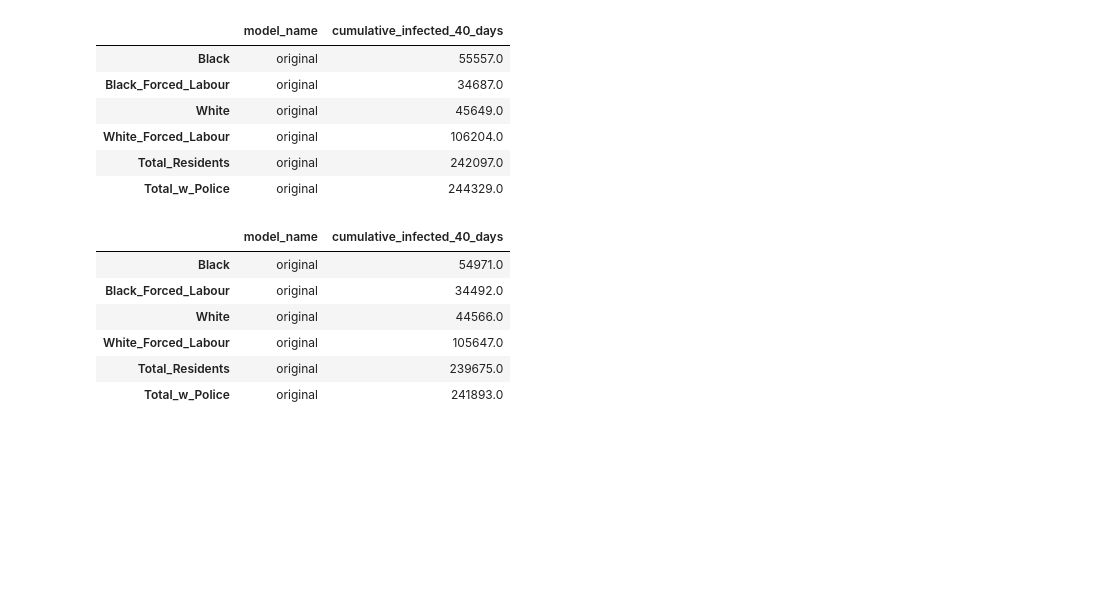
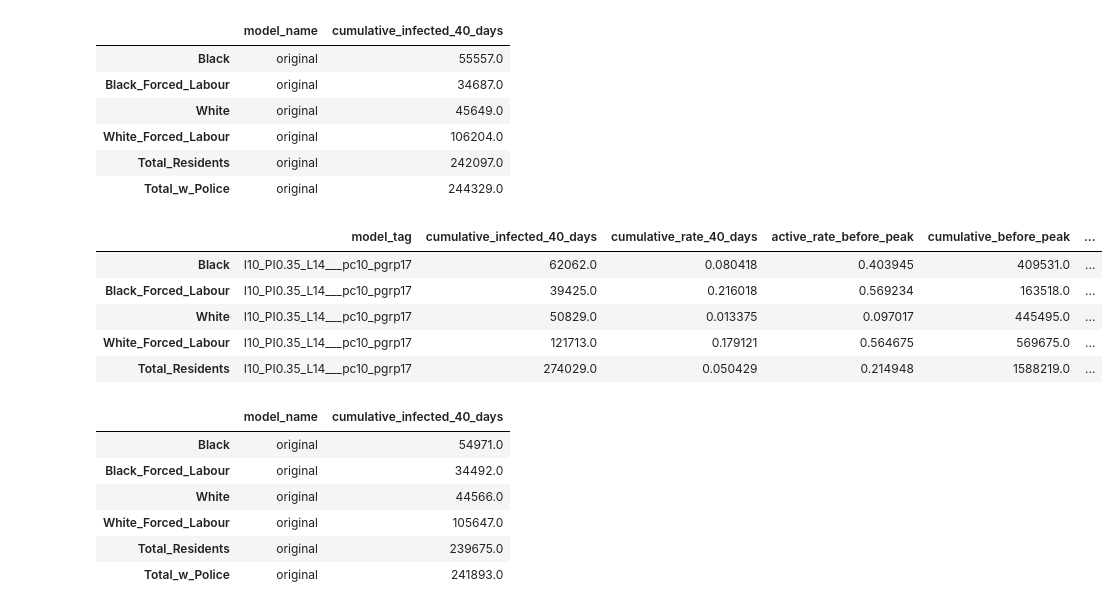
Before and after one commit to rachelwarren/CPE_Covid_Model, a Jupyter notebook: model/Model.ipynb, the cells around one changed output. Drawn from its saved outputs; the diff is of its cells as text; code cells hidden in the pictures; blank space fills up the shorter version.

```diff
--- a/model/Model.ipynb
+++ b/model/Model.ipynb
@@ -213,6 +213,15 @@ summary_stats[summary_stats['Policy_Lever'] == 'lever1'][['model_name', 'cumulat
 | White_Forced_Labour | original | 106204.0 |
 | Total_Residents | original | 242097.0 |
 | Total_w_Police | original | 244329.0 |
+# %%
+summary_stats.head()
+# %% [output]
+|  | model_tag | cumulative_infected_40_days | cumulative_rate_40_days | active_rate_before_peak | cumulative_before_peak | ... |
+| Black | I10_PI0.35_L14___pc10_pgrp17 | 62062.0 | 0.080418 | 0.403945 | 409531.0 | ... |
+| Black_Forced_Labour | I10_PI0.35_L14___pc10_pgrp17 | 39425.0 | 0.216018 | 0.569234 | 163518.0 | ... |
+| White | I10_PI0.35_L14___pc10_pgrp17 | 50829.0 | 0.013375 | 0.097017 | 445495.0 | ... |
+| White_Forced_Labour | I10_PI0.35_L14___pc10_pgrp17 | 121713.0 | 0.179121 | 0.564675 | 569675.0 | ... |
+| Total_Residents | I10_PI0.35_L14___pc10_pgrp17 | 274029.0 | 0.050429 | 0.214948 | 1588219.0 | ... |
 # %%
 summary_stats[summary_stats['Policy_Lever'] == 'lever2'][['model_name', 'cumulative_infected_40_days']]
 # %% [output]
```
Also changed, not shown: parts of 2 cells of this notebook.
